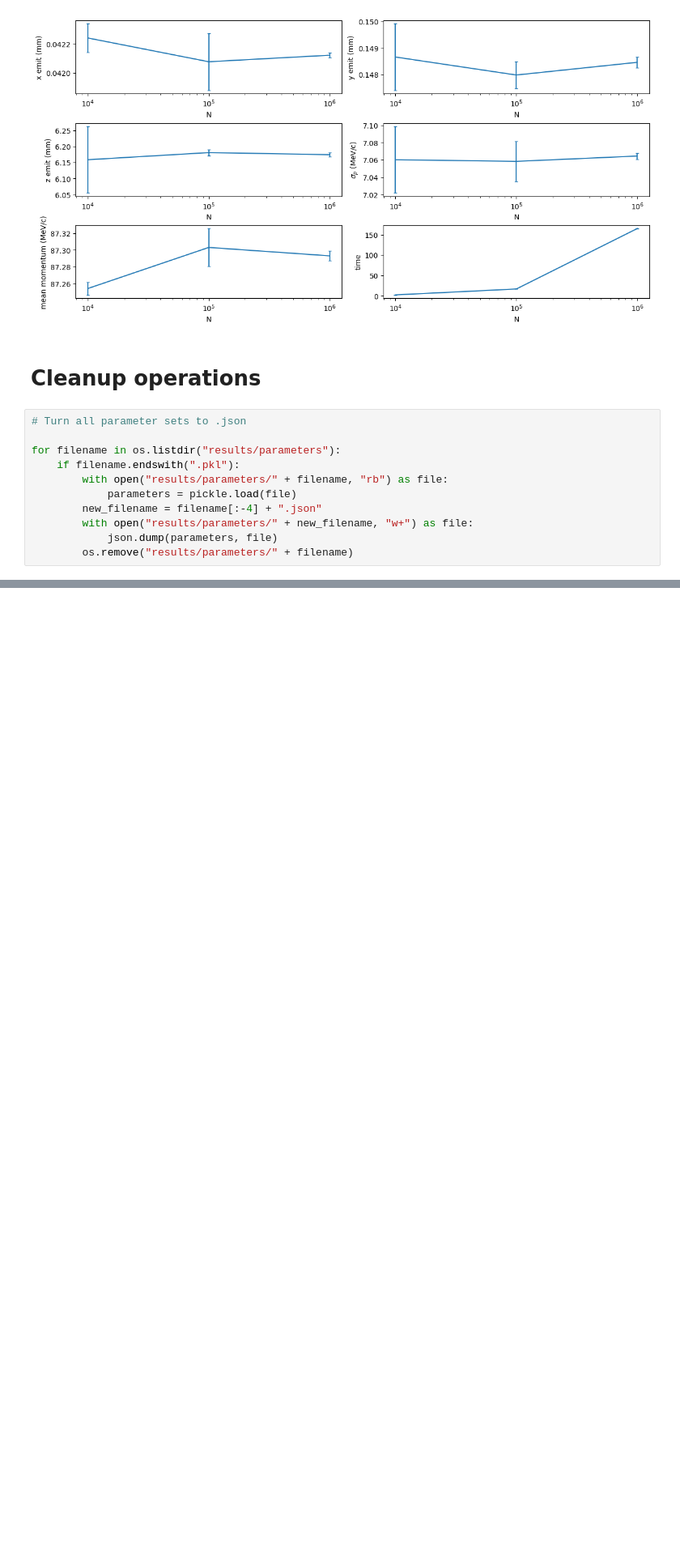
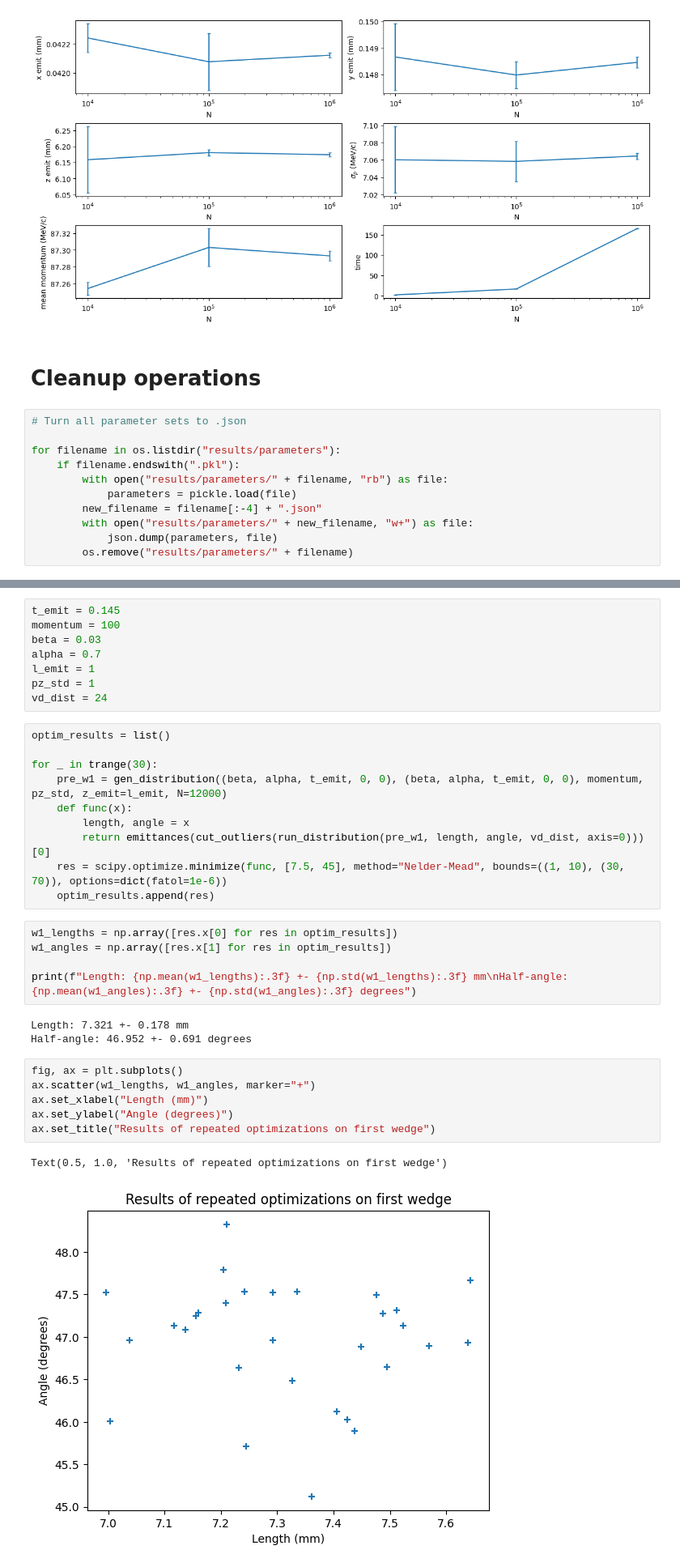
Before and after one commit to kdp-lab/muC-final-cooling, a Jupyter notebook: part2.ipynb, the cells around one changed output, grey strips where cells are left out. Shown at 81% size. Cells and saved outputs as stored; diff of their text form; blank space fills up the shorter version.

Commit message:
Ran wedge 1 optimization repeatedly
Setting a baseline for comparison to Bayesian results. Also made a graph
of the length/angle distribution of 30 runs.

```diff
--- a/part2.ipynb
+++ b/part2.ipynb
@@ -770,0 +775,35 @@ for filename in os.listdir("results/parameters"):
+# %%
+t_emit = 0.145
+momentum = 100
+beta = 0.03
+alpha = 0.7
+l_emit = 1
+pz_std = 1
+vd_dist = 24
+# %%
+optim_results = list()
+
+for _ in trange(30):
+    pre_w1 = gen_distribution((beta, alpha, t_emit, 0, 0), (beta, alpha, t_emit, 0, 0), momentum, pz_std, z_emit=l_emit, N=12000)
+    def func(x):
+        length, angle = x
+        return emittances(cut_outliers(run_distribution(pre_w1, length, angle, vd_dist, axis=0)))[0]
+    res = scipy.optimize.minimize(func, [7.5, 45], method="Nelder-Mead", bounds=((1, 10), (30, 70)), options=dict(fatol=1e-6))
+    optim_results.append(res)
+# %%
+w1_lengths = np.array([res.x[0] for res in optim_results])
+w1_angles = np.array([res.x[1] for res in optim_results])
+
+print(f"Length: {np.mean(w1_lengths):.3f} +- {np.std(w1_lengths):.3f} mm\nHalf-angle: {np.mean(w1_angles):.3f} +- {np.std(w1_angles):.3f} degrees")
+# %% [output]
+Length: 7.321 +- 0.178 mm
+Half-angle: 46.952 +- 0.691 degrees
+# %%
+fig, ax = plt.subplots()
+ax.scatter(w1_lengths, w1_angles, marker="+")
+ax.set_xlabel("Length (mm)")
+ax.set_ylabel("Angle (degrees)")
+ax.set_title("Results of repeated optimizations on first wedge")
+# %% [output]
+Text(0.5, 1.0, 'Results of repeated optimizations on first wedge')
+[figure, added]
```
Also changed, not shown: parts of 1 cell of this notebook, 1 other file.
